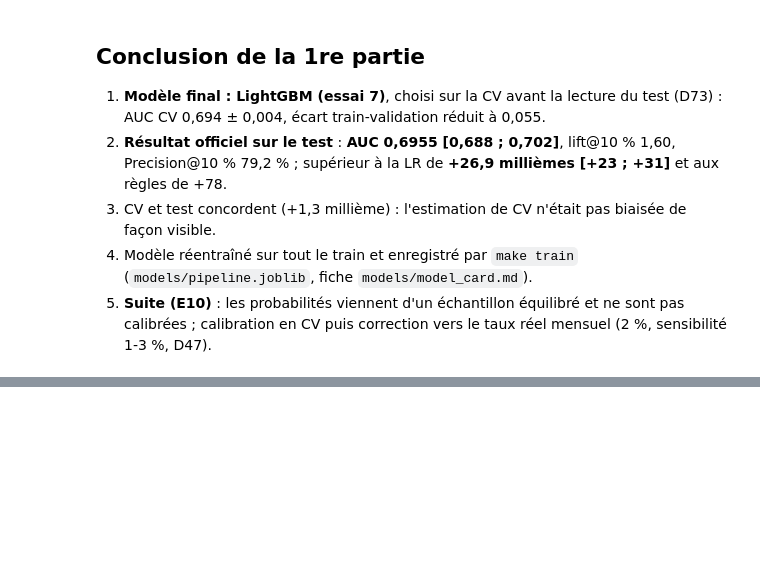
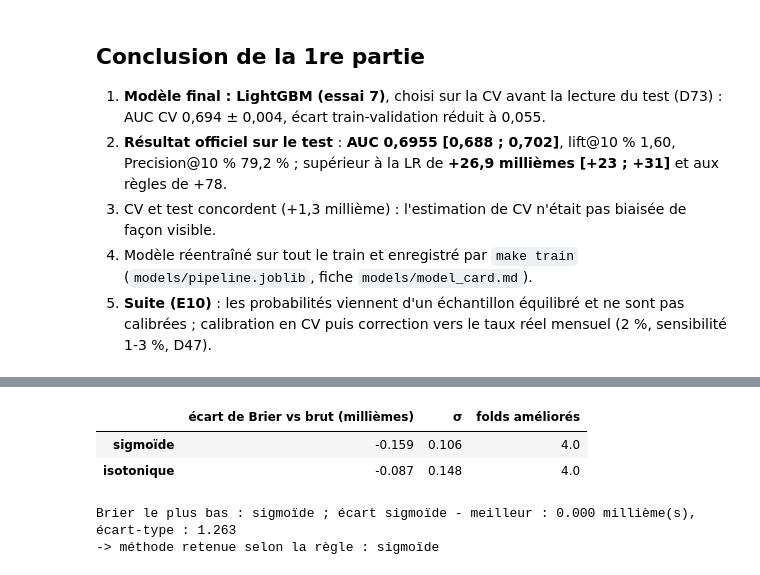
Before and after one commit to malek-ksouri/telecom_churn, a Jupyter notebook: notebooks/06_evaluation_calibration.ipynb, the cells around one changed output, grey strips where cells are left out. Saved outputs shown, nothing was run; the diff lists cells and outputs as text; code cells hidden in the pictures; blank space fills up the shorter version.

```diff
--- a/notebooks/06_evaluation_calibration.ipynb
+++ b/notebooks/06_evaluation_calibration.ipynb
@@ -424,0 +499,17 @@ métriques enregistrées : reports/final_metrics.json
+# %%
+raw_brier = cal_cv["brut"].per_fold["brier"].to_numpy()
+diffs = {name: 1000 * (cal_cv[name].per_fold["brier"].to_numpy() - raw_brier) for name in ["sigmoïde", "isotonique"]}
+display(pd.DataFrame({name: {"écart de Brier vs brut (millièmes)": d.mean(), "σ": d.std(ddof=1),
+                             "folds améliorés": int((d < 0).sum())} for name, d in diffs.items()}).T.round(3))
+best = cal_table["Brier"].idxmin()
+gap_sig = 1000 * (cal_table.loc["sigmoïde", "Brier"] - cal_table.loc[best, "Brier"])
+sigma = 1000 * cal_table.loc[best, "Brier σ"]
+choice = "sigmoïde" if gap_sig <= sigma else best
+print(f"Brier le plus bas : {best} ; écart sigmoïde - meilleur : {gap_sig:.3f} millième(s), écart-type : {sigma:.3f}")
+print(f"-> méthode retenue selon la règle : {choice}")
+# %% [output]
+|  | écart de Brier vs brut (millièmes) | σ | folds améliorés |
+| sigmoïde | -0.159 | 0.106 | 4.0 |
+| isotonique | -0.087 | 0.148 | 4.0 |
+Brier le plus bas : sigmoïde ; écart sigmoïde - meilleur : 0.000 millième(s), écart-type : 1.263
+-> méthode retenue selon la règle : sigmoïde
```
Also changed, not shown: parts of 16 cells of this notebook, 15 other files.
